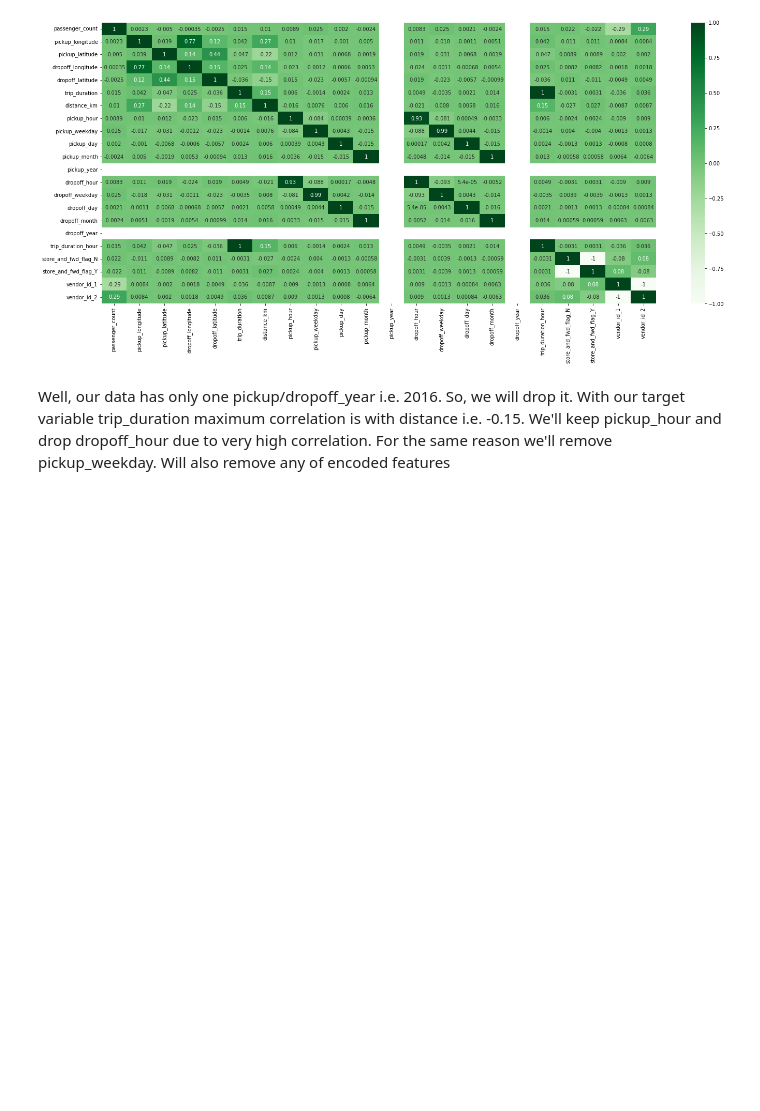
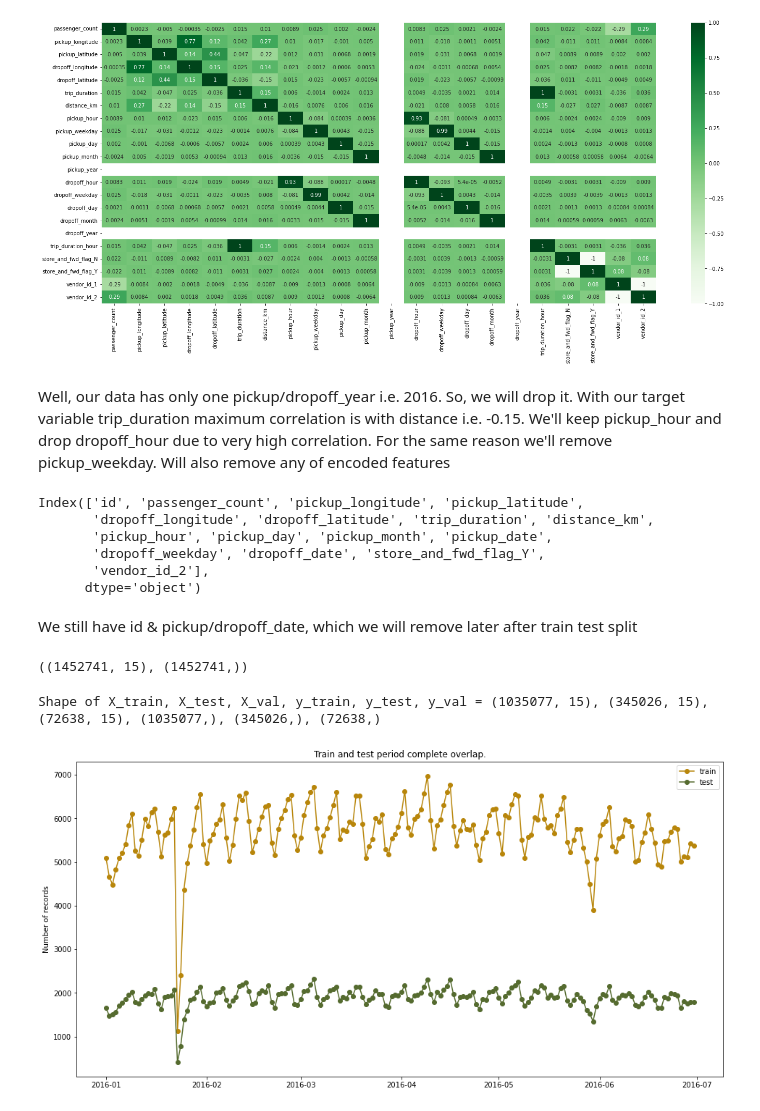
Before and after one commit to Shivraj285/NYC-Taxi-Trip-Time-Prediction, a Jupyter notebook: NYC_Taxi_Trip_Time_Prediction_Capstone_Project.ipynb, the cells around one changed output. Cells and saved outputs as stored; diff of their text form; code cells hidden in the pictures; blank space fills up the shorter version.

```diff
--- a/NYC_Taxi_Trip_Time_Prediction_Capstone_Project.ipynb
+++ b/NYC_Taxi_Trip_Time_Prediction_Capstone_Project.ipynb
@@ -412,0 +421,40 @@ Well, our data has only one pickup/dropoff_year i.e. 2016. So, we will drop it.
+# %%
+my_custom_dataFrame.columns
+# %% [output]
+Index(['id', 'passenger_count', 'pickup_longitude', 'pickup_latitude',
+       'dropoff_longitude', 'dropoff_latitude', 'trip_duration', 'distance_km',
+       'pickup_hour', 'pickup_day', 'pickup_month', 'pickup_date',
+       'dropoff_weekday', 'dropoff_date', 'store_and_fwd_flag_Y',
+       'vendor_id_2'],
+      dtype='object')
+# %% [markdown]
+We still have id & pickup/dropoff_date, which we will remove later after train test split
+# %%
+X = my_custom_dataFrame.drop(["trip_duration"], axis=1)
+Y = my_custom_dataFrame['trip_duration']
+
+X.shape, Y.shape
+# %% [output]
+((1452741, 15), (1452741,))
+# %%
+from sklearn.model_selection import train_test_split
+
+# dividing into train and test and validation set
+X_Train, X_val, y_Train, y_val = train_test_split(X, Y, train_size=0.95, random_state=42)
+
+# log transforming train_test_target
+X_train, X_test, y_train, y_test = train_test_split(X_Train, np.log(y_Train.values + 1), train_size=0.75, random_state=42)
+
+print(f"Shape of X_train, X_test, X_val, y_train, y_test, y_val = {X_train.shape}, {X_test.shape}, {X_val.shape}, {y_train.shape}, {y_test.shape}, {y_val.shape}")
+# %% [output]
+Shape of X_train, X_test, X_val, y_train, y_test, y_val = (1035077, 15), (345026, 15), (72638, 15), (1035077,), (345026,), (72638,)
+# %%
+plt.figure(figsize=(16, 8))
+plt.plot(X_train.groupby('pickup_date').count()[['id']], 'o-', label='train',color='darkgoldenrod')
+plt.plot(X_test.groupby('pickup_date').count()[['id']], 'o-', label='test',color='darkolivegreen')
+plt.title('Train and test period complete overlap.')
+plt.legend(loc=0)
+plt.ylabel('Number of records')
+plt.show()
+# %% [output]
+[figure, added]
```
Also changed, not shown: parts of 16 cells of this notebook.
